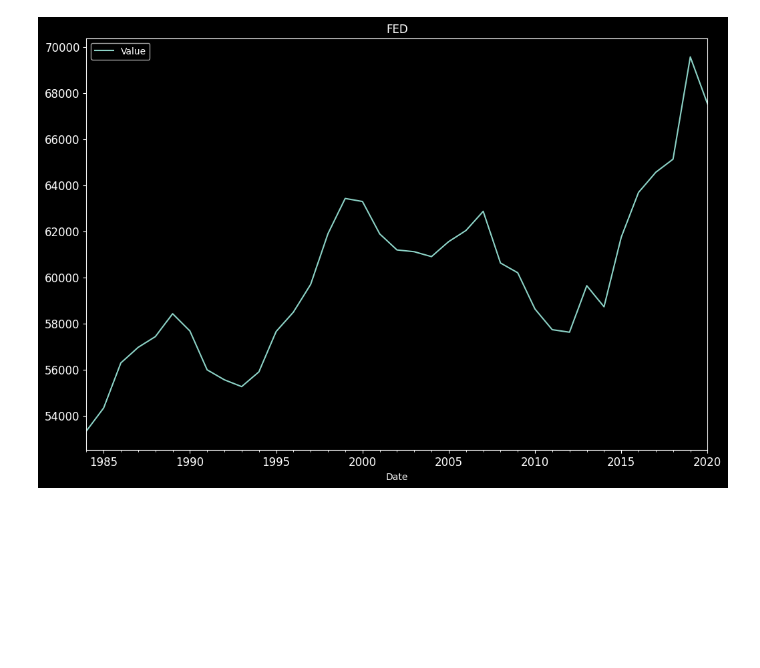
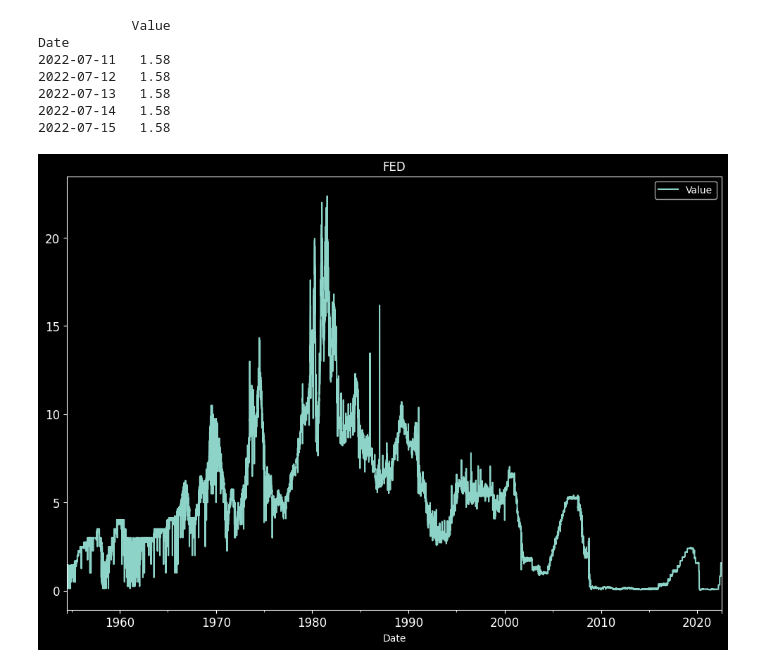
Before and after one commit to atlas-finance-io/atlas_trade, a Jupyter notebook: src/notebooks/reference/fed_economic_data.ipynb, the cells around one changed output. Saved outputs shown, nothing was run; the diff lists cells and outputs as text; code cells hidden in the pictures; blank space fills up the shorter version.

```diff
--- a/src/notebooks/reference/fed_economic_data.ipynb
+++ b/src/notebooks/reference/fed_economic_data.ipynb
@@ -81,19 +81,26 @@ TOTCI	Commercial and Industrial Loans, All Commercial Banks
 import pandas as pd
 import nasdaqdatalink
 import numpy as np
+import requests
 import os
-from dotenv import load_dotenv
-NASDAQ_KEY = os.getenv("NASDAQ_KEY")
+
 import matplotlib.pyplot as plt
 plt.style.use('dark_background')
-
-nasdaqdatalink.ApiConfig.api_key = NASDAQ_KEY
 # %%
-data = nasdaqdatalink.get('FRED/MEHOINUSA672N')
+data = nasdaqdatalink.get('FRED/DFF')
 df = pd.DataFrame(data)
+
+print(df.tail(5))
 
 
 df.plot(figsize = (12, 8), title = "FED", fontsize = 12)
 plt.show()
 # %% [output]
+            Value
+Date
+2022-07-11   1.58
+2022-07-12   1.58
+2022-07-13   1.58
+2022-07-14   1.58
+2022-07-15   1.58
-[figure, old version]
+[figure, new version]
```
Also changed, not shown: parts of 3 cells of this notebook, 9 other files.
